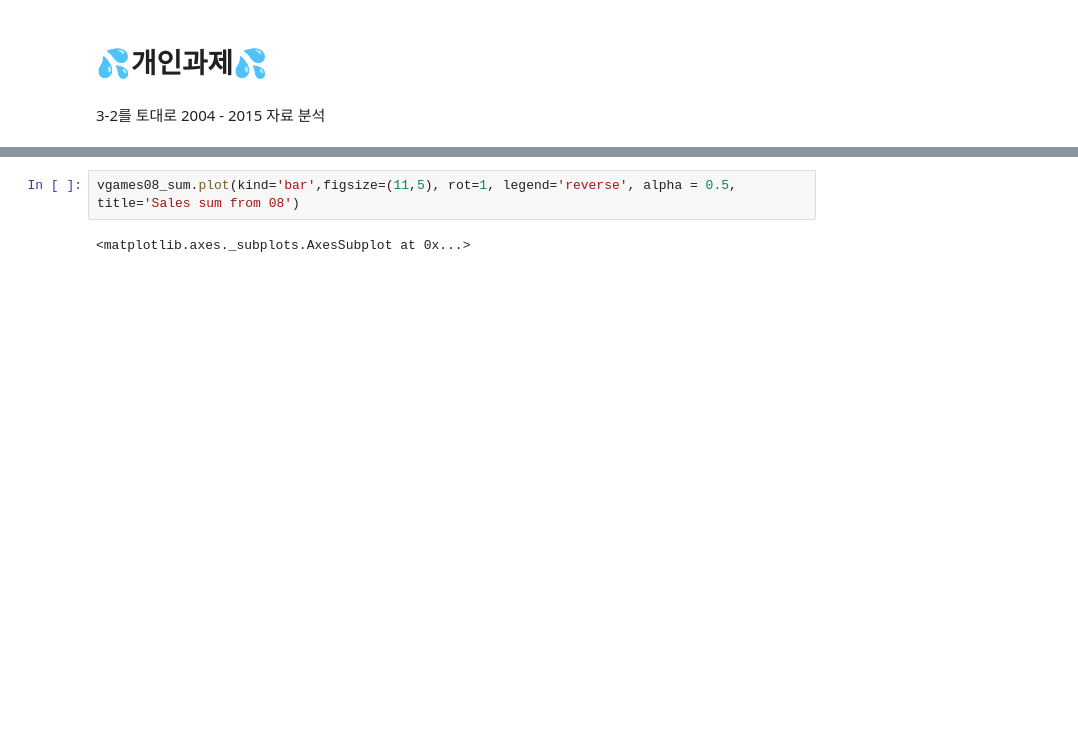
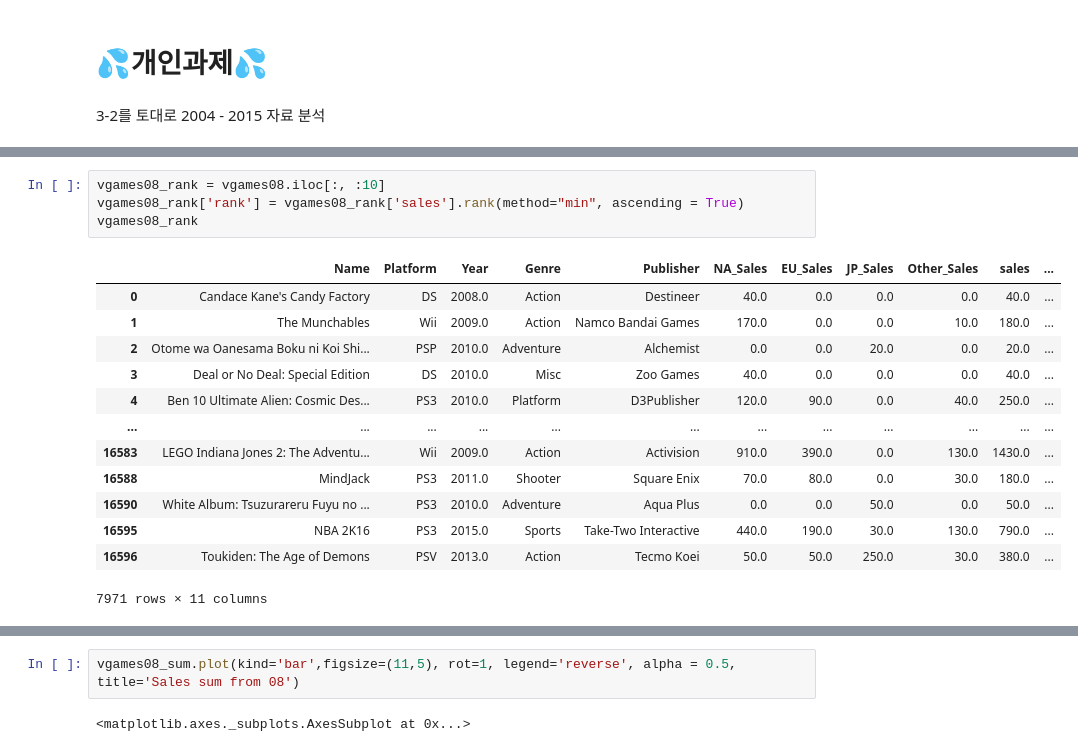
Before and after one commit to superahxd/_project, a Jupyter notebook: sec1_project.ipynb, the cells around one changed output, grey strips where cells are left out. Saved outputs shown, nothing was run; the diff lists cells and outputs as text; blank space fills up the shorter version.

```diff
--- a/sec1_project.ipynb
+++ b/sec1_project.ipynb
@@ -453,0 +462,18 @@ vgames08 = vgames[vgames.Year > 2007]
+# %%
+vgames08_rank = vgames08.iloc[:, :10]
+vgames08_rank['rank'] = vgames08_rank['sales'].rank(method="min", ascending = True)
+vgames08_rank
+# %% [output]
+|  | Name | Platform | Year | Genre | Publisher | NA_Sales | EU_Sales | JP_Sales | Other_Sales | sales | ... |
+| 0 | Candace Kane's Candy Factory | DS | 2008.0 | Action | Destineer | 40.0 | 0.0 | 0.0 | 0.0 | 40.0 | ... |
+| 1 | The Munchables | Wii | 2009.0 | Action | Namco Bandai Games | 170.0 | 0.0 | 0.0 | 10.0 | 180.0 | ... |
+| 2 | Otome wa Oanesama Boku ni Koi Shi... | PSP | 2010.0 | Adventure | Alchemist | 0.0 | 0.0 | 20.0 | 0.0 | 20.0 | ... |
+| 3 | Deal or No Deal: Special Edition | DS | 2010.0 | Misc | Zoo Games | 40.0 | 0.0 | 0.0 | 0.0 | 40.0 | ... |
+| 4 | Ben 10 Ultimate Alien: Cosmic Des... | PS3 | 2010.0 | Platform | D3Publisher | 120.0 | 90.0 | 0.0 | 40.0 | 250.0 | ... |
+| ... | ... | ... | ... | ... | ... | ... | ... | ... | ... | ... | ... |
+| 16583 | LEGO Indiana Jones 2: The Adventu... | Wii | 2009.0 | Action | Activision | 910.0 | 390.0 | 0.0 | 130.0 | 1430.0 | ... |
+| 16588 | MindJack | PS3 | 2011.0 | Shooter | Square Enix | 70.0 | 80.0 | 0.0 | 30.0 | 180.0 | ... |
+| 16590 | White Album: Tsuzurareru Fuyu no ... | PS3 | 2010.0 | Adventure | Aqua Plus | 0.0 | 0.0 | 50.0 | 0.0 | 50.0 | ... |
+| 16595 | NBA 2K16 | PS3 | 2015.0 | Sports | Take-Two Interactive | 440.0 | 190.0 | 30.0 | 130.0 | 790.0 | ... |
+| 16596 | Toukiden: The Age of Demons | PSV | 2013.0 | Action | Tecmo Koei | 50.0 | 50.0 | 250.0 | 30.0 | 380.0 | ... |
+7971 rows × 11 columns
```
Also changed, not shown: parts of 7 cells of this notebook.
